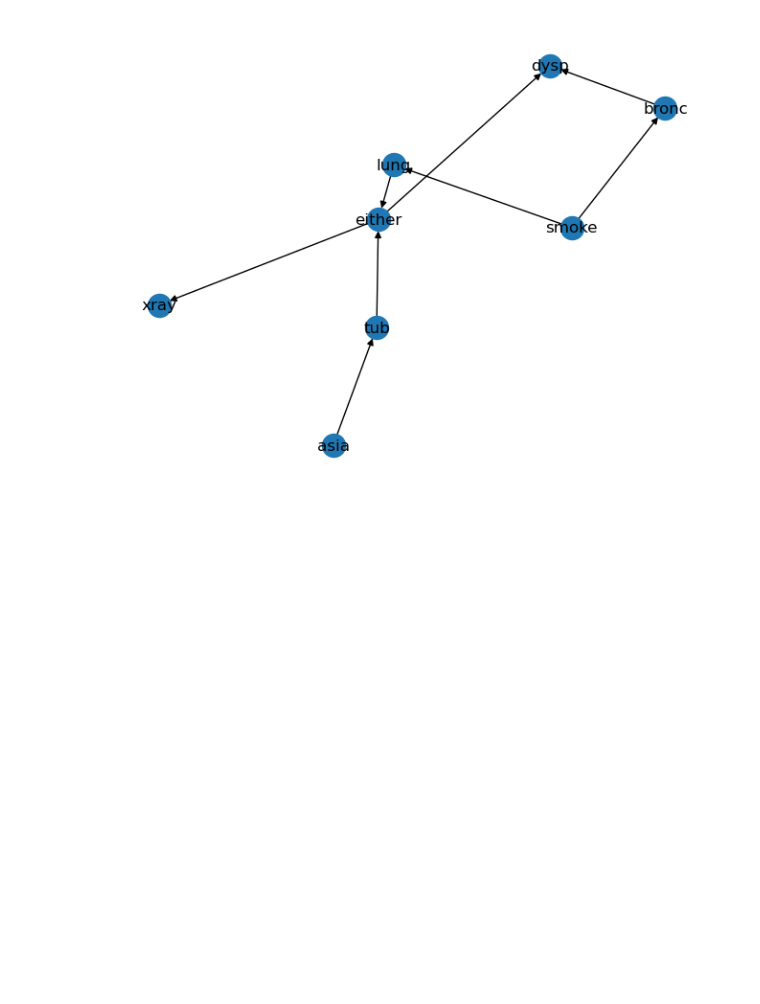
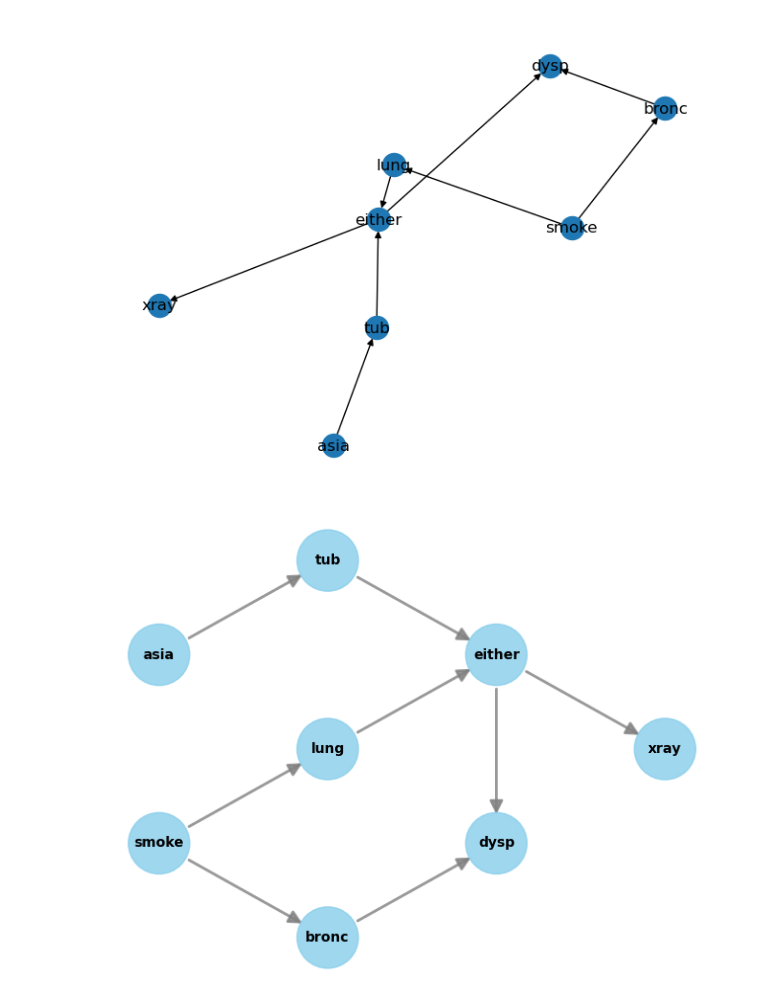
Before and after one commit to erlanggagatum/explainable-ai-methods, a Jupyter notebook: notebooks/4.0-dowhy.ipynb, the cells around one changed output. Cells and saved outputs as stored; diff of their text form; code cells hidden in the pictures; blank space fills up the shorter version.

```diff
--- a/notebooks/4.0-dowhy.ipynb
+++ b/notebooks/4.0-dowhy.ipynb
@@ -68,0 +67,4 @@ identified_estimand = model.identify_effect()
+# %%
+model.view_model()
+# %% [output]
+[figure, added]
```
Also changed, not shown: parts of 1 cell of this notebook, 5 other files.
